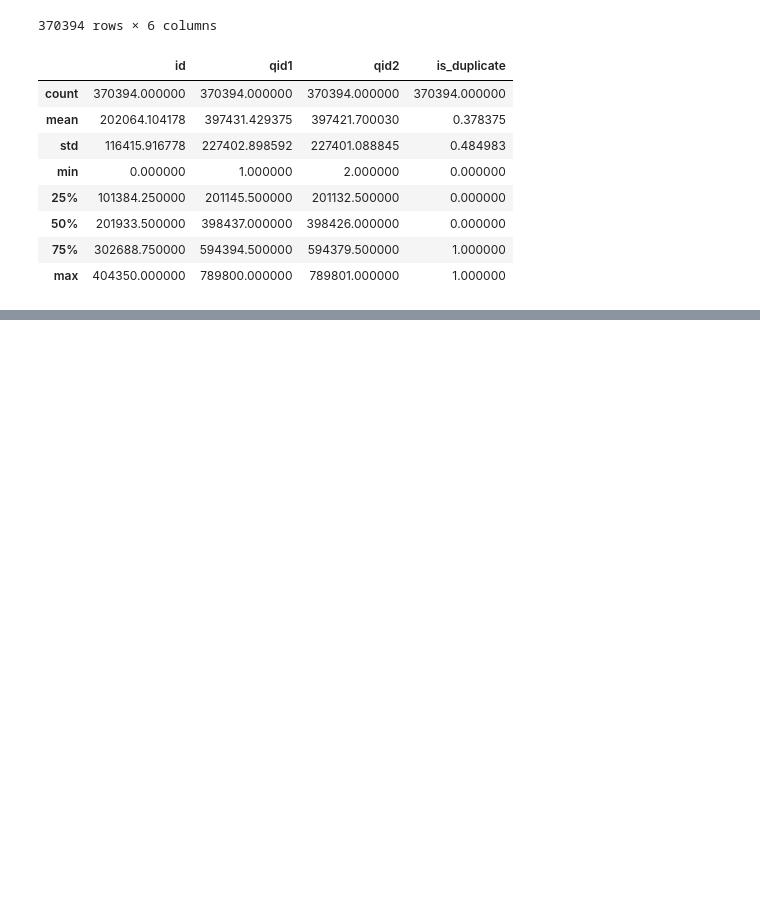
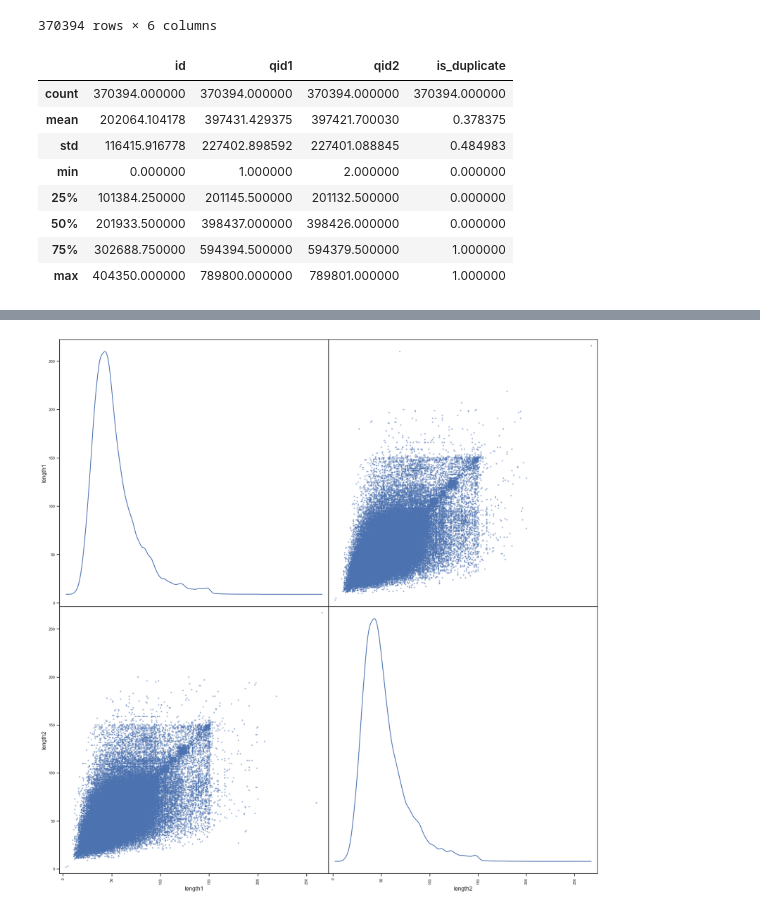
Before and after one commit to Dhouib-Mohamed/Duplicate-Question-Predictor, a Jupyter notebook: notebooks/Exploratory data analysis/visualization.ipynb, the cells around one changed output, grey strips where cells are left out. Cells and saved outputs as stored; diff of their text form; code cells hidden in the pictures; blank space fills up the shorter version.

```diff
--- a/notebooks/Exploratory data analysis/visualization.ipynb
+++ b/notebooks/Exploratory data analysis/visualization.ipynb
@@ -94,0 +89,7 @@ plt.show()
+# %%
+data.question1 = data.question1.astype(str)
+data.question2 = data.question2.astype(str)
+data['length1'] = data['question1'].apply(lambda x: len(x))
+data['word_count1'] = data['question1'].apply(lambda x: len(x.split()))
+data['length2'] = data['question2'].apply(lambda x: len(x))
+data['word_count2'] = data['question2'].apply(lambda x: len(x.split()))
@@ -94,0 +112,6 @@ plt.show()
+# %%
+duplicate_data = data[data['is_duplicate'] == 1]
+# %%
+vis.scatterMatrix(duplicate_data[["length1","length2"]])
+# %% [output]
+[figure, added]
```
Also changed, not shown: parts of 15 cells of this notebook, 8 other files.
